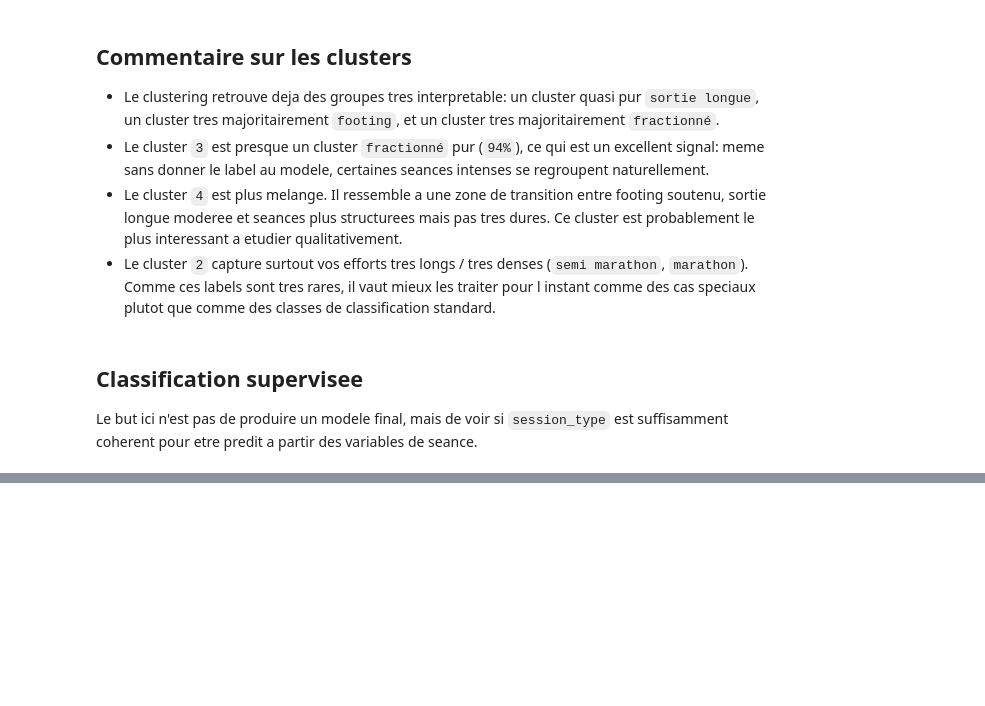
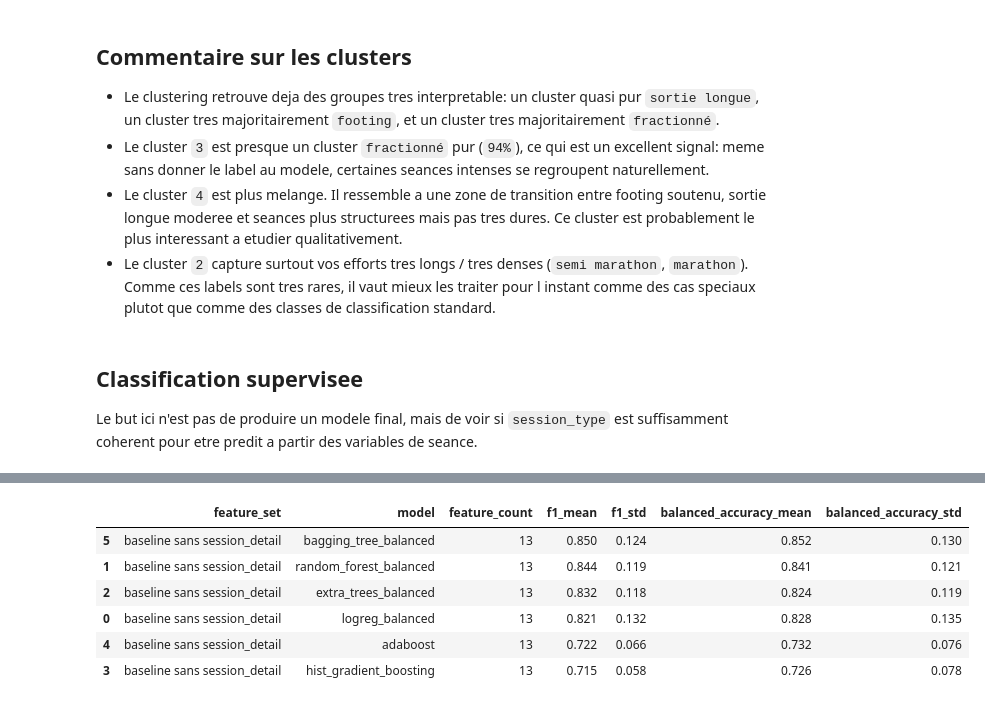
Before and after one commit to albanecoiffe/health-data-coach, a Jupyter notebook: HealthCoachBackend/exploration/session_embedding_exploration.ipynb, the cells around one changed output, grey strips where cells are left out. Saved outputs shown, nothing was run; the diff lists cells and outputs as text; code cells hidden in the pictures; blank space fills up the shorter version.

```diff
--- a/HealthCoachBackend/exploration/session_embedding_exploration.ipynb
+++ b/HealthCoachBackend/exploration/session_embedding_exploration.ipynb
@@ -638,0 +410,83 @@ sortie longue      1.000     0.850     0.919        20
+# %%
+labeled = sessions[sessions["session_type"] != "unlabeled"].copy()
+label_counts = labeled["session_type"].value_counts()
+eligible_labels = label_counts[label_counts >= 3].index
+train_df = labeled[labeled["session_type"].isin(eligible_labels)].copy()
+
+def build_model_specs() -> list[tuple[str, object, bool]]:
+    specs: list[tuple[str, object, bool]] = [
+        ("logreg_balanced", LogisticRegression(max_iter=2000, class_weight="balanced"), True),
+        ("random_forest_balanced", RandomForestClassifier(n_estimators=400, random_state=42, class_weight="balanced_subsample"), False),
+        ("extra_trees_balanced", ExtraTreesClassifier(n_estimators=400, random_state=42, class_weight="balanced_subsample"), False),
+        ("hist_gradient_boosting", HistGradientBoostingClassifier(max_depth=6, learning_rate=0.05, max_iter=300, random_state=42), False),
+        ("adaboost", AdaBoostClassifier(n_estimators=300, learning_rate=0.05, random_state=42), False),
+        ("bagging_tree_balanced", BaggingClassifier(estimator=DecisionTreeClassifier(max_depth=5, min_samples_leaf=2, class_weight="balanced", random_state=42), n_estimators=250, random_state=42), False),
+    ]
+
+    try:
+        from lightgbm import LGBMClassifier
+        specs.append(("lightgbm_balanced", LGBMClassifier(n_estimators=300, learning_rate=0.05, num_leaves=31, subsample=0.9, colsample_bytree=0.9, objective="multiclass", class_weight="balanced", random_state=42, verbose=-1), False))
+    except ModuleNotFoundError:
+        print("LightGBM non installe dans ce venv: benchmark limite aux ensembles sklearn.")
+
+    return specs
+
+def evaluate_model_family(feature_columns: list[str], feature_set_name: str) -> tuple[pd.DataFrame, dict[str, np.ndarray]]:
+    X_train = train_df[feature_columns]
+    y_train = train_df["session_type"]
+
+    cv_splits = min(5, int(y_train.value_counts().min()))
+    cv = StratifiedKFold(n_splits=cv_splits, shuffle=True, random_state=42)
+
+    rows: list[dict] = []
+    predictions: dict[str, np.ndarray] = {}
+
+    for model_name, estimator, needs_scaling in build_model_specs():
+        steps: list[tuple[str, object]] = [("imputer", SimpleImputer(strategy="median"))]
+        if needs_scaling:
+            steps.append(("scaler", StandardScaler()))
+        steps.append(("model", estimator))
+        pipeline = Pipeline(steps)
+
+        f1_scores = cross_val_score(pipeline, X_train, y_train, cv=cv, scoring="f1_macro")
+        bal_scores = cross_val_score(pipeline, X_train, y_train, cv=cv, scoring="balanced_accuracy")
+        y_pred = cross_val_predict(pipeline, X_train, y_train, cv=cv)
+
+        rows.append({
+            "feature_set": feature_set_name,
+            "model": model_name,
+            "feature_count": len(feature_columns),
+            "f1_mean": float(f1_scores.mean()),
+            "f1_std": float(f1_scores.std()),
+            "balanced_accuracy_mean": float(bal_scores.mean()),
+            "balanced_accuracy_std": float(bal_scores.std()),
+        })
+        predictions[model_name] = y_pred
+
+    return pd.DataFrame(rows), predictions
+
+if train_df["session_type"].nunique() < 2:
+    print("Pas assez de types de seance representes pour comparer les familles de modeles.")
+else:
+    family_comparison, family_preds = evaluate_model_family(FEATURE_COLUMNS, "baseline sans session_detail")
+    family_comparison = family_comparison.sort_values(["f1_mean", "balanced_accuracy_mean"], ascending=[False, False])
+
+    rounded = family_comparison.copy()
+    for col in ["f1_mean", "f1_std", "balanced_accuracy_mean", "balanced_accuracy_std"]:
+        rounded[col] = rounded[col].round(3)
+    display(rounded)
+
+    best_row = family_comparison.sort_values(["f1_mean", "balanced_accuracy_mean"], ascending=False).iloc[0]
+    best_model_name = best_row["model"]
+    best_preds = family_preds.get(best_model_name)
+
+    print(f"Best model overall: {best_model_name} on baseline sans session_detail")
+    print(classification_report(train_df["session_type"], best_preds, digits=3))
+
+    cm = pd.DataFrame(
+        confusion_matrix(train_df["session_type"], best_preds, labels=sorted(train_df["session_type"].unique())),
+        index=[f"true:{label}" for label in sorted(train_df["session_type"].unique())],
+        columns=[f"pred:{label}" for label in sorted(train_df["session_type"].unique())],
+    )
+    display(cm)
+# %% [output]
@@ -638,0 +494,7 @@ sortie longue      1.000     0.850     0.919        20
+|  | feature_set | model | feature_count | f1_mean | f1_std | balanced_accuracy_mean | balanced_accuracy_std |
+| 5 | baseline sans session_detail | bagging_tree_balanced | 13 | 0.850 | 0.124 | 0.852 | 0.130 |
+| 1 | baseline sans session_detail | random_forest_balanced | 13 | 0.844 | 0.119 | 0.841 | 0.121 |
+| 2 | baseline sans session_detail | extra_trees_balanced | 13 | 0.832 | 0.118 | 0.824 | 0.119 |
+| 0 | baseline sans session_detail | logreg_balanced | 13 | 0.821 | 0.132 | 0.828 | 0.135 |
+| 4 | baseline sans session_detail | adaboost | 13 | 0.722 | 0.066 | 0.732 | 0.076 |
+| 3 | baseline sans session_detail | hist_gradient_boosting | 13 | 0.715 | 0.058 | 0.726 | 0.078 |
```
Also changed, not shown: parts of 21 cells of this notebook.
